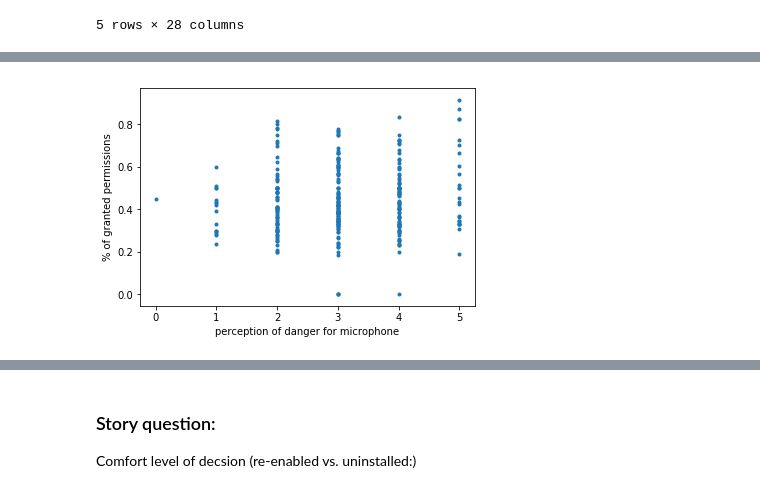
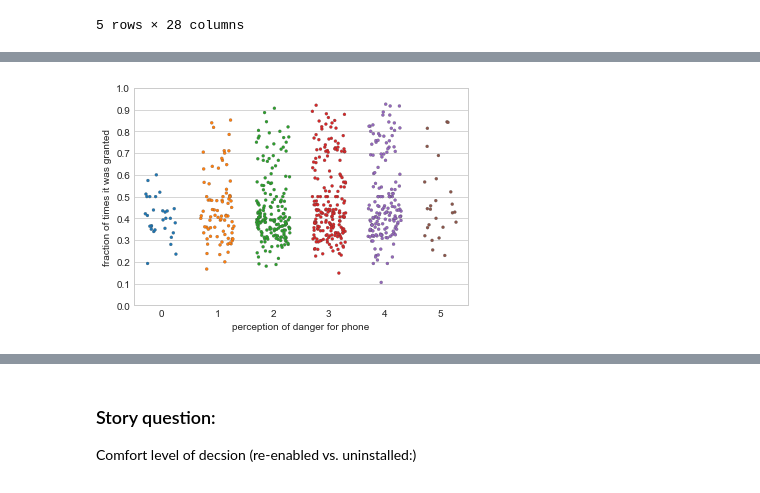
Before and after one commit to Qatrunnada/THIRD-crowdperm-analysis, a Jupyter notebook: THIRD-crowdperm-survey-analysis.ipynb, the cells around one changed output, grey strips where cells are left out. Drawn from its saved outputs; the diff is of its cells as text; code cells hidden in the pictures.

```diff
--- a/THIRD-crowdperm-survey-analysis.ipynb
+++ b/THIRD-crowdperm-survey-analysis.ipynb
@@ -256,7 +292,10 @@ from scipy.stats.stats import spearmanr
 import matplotlib.pyplot as plt
 import numpy as np
 import matplotlib.pyplot as plt
+import seaborn as sns
+%matplotlib inline
 import numpy as np
+import warnings
 #help(pearsonr)
 
 
@@ -269,51 +308,67 @@ y=dfDanger['number of apps granted location']/dfDanger['number of apps requested
 #spearmanr(x,y)
 location=pearsonr(x, y)
 
-plt.scatter(x,y,marker='.')
-plt.xlabel('perception of danger for location')
-plt.ylabel('% of granted permissions')
+
+warnings.filterwarnings('ignore')
+sns.set_style("whitegrid")
+ax=sns.stripplot(x=dfDanger['danger level of location'],y=dfDanger['number of apps granted location']/dfDanger['number of apps requested location'],data=dfDanger, jitter=0.3,size=3,linewidth=0.2)
+sns.axes_style("whitegrid")
+ax.set(xlabel='perception of danger for location', ylabel='fraction of times it was granted')
+ax.set(yticks=[0.0,0.1,0.2,0.3,0.4,0.5,0.6,0.7,0.8,0.9,1.0])
+
 plt.show()
-
 
 #mic
 x=dfDanger['danger level of microphone']
 y=dfDanger['number of apps granted microphone']/dfDanger['number of apps requested microphone']
 mic=pearsonr(x, y)
 
-plt.scatter(x,y,marker='.')
-plt.xlabel('perception of danger for microphone')
-plt.ylabel('% of granted permissions')
-plt.show()
+warnings.filterwarnings('ignore')
+sns.set_style("whitegrid")
+ax=sns.stripplot(x=dfDanger['danger level of microphone'],y=dfDanger['number of apps granted microphone']/dfDanger['number of apps requested microphone'],data=dfDanger, jitter=0.3,size=3,linewidth=0.2)
+sns.axes_style("whitegrid")
+ax.set(xlabel='perception of danger for microphone', ylabel='fraction of times it was granted')
+ax.set(yticks=[0.0,0.1,0.2,0.3,0.4,0.5,0.6,0.7,0.8,0.9,1.0])
+
+#plt.show()
 
 #camera
 x=dfDanger['danger level of camera']
 y=dfDanger['number of apps granted camera']/dfDanger['number of apps requested camera']
 camera=pearsonr(x, y)
 
-plt.scatter(x,y,marker='.')
-plt.xlabel('perception of danger for camera')
-plt.ylabel('% of granted permissions')
-plt.show()
+warnings.filterwarnings('ignore')
+sns.set_style("whitegrid")
+ax=sns.stripplot(x=dfDanger['danger level of camera'],y=dfDanger['number of apps granted camera']/dfDanger['number of apps requested camera'],data=dfDanger, jitter=0.3,size=3,linewidth=0.2)
+sns.axes_style("whitegrid")
+ax.set(xlabel='perception of danger for camera', ylabel='fraction of times it was granted')
+ax.set(yticks=[0.0,0.1,0.2,0.3,0.4,0.5,0.6,0.7,0.8,0.9,1.0])
+#plt.show()
 
 #contacts
 x=dfDanger['danger level of contacts']
 y=dfDanger['number of apps granted contacts']/dfDanger['number of apps requested contacts']
 contacts =pearsonr(x, y)
 
-plt.scatter(x,y,marker='.')
-plt.xlabel('perception of danger for contacts')
-plt.ylabel('% of granted permissions')
-plt.show()
-
+warnings.filterwarnings('ignore')
+sns.set_style("whitegrid")
+ax=sns.stripplot(x=dfDanger['danger level of contacts'],y=dfDanger['number of apps granted contacts']/dfDanger['number of apps requested contacts'],data=dfDanger, jitter=0.3,size=3,linewidth=0.2)
+sns.axes_style("whitegrid")
+ax.set(xlabel='perception of danger for contacts', ylabel='fraction of times it was granted')
+ax.set(yticks=[0.0,0.1,0.2,0.3,0.4,0.5,0.6,0.7,0.8,0.9,1.0])
+#plt.show()
 
 #phone
 x=dfDanger['danger level of phone']
 y=dfDanger['number of apps granted phone']/dfDanger['number of apps requested phone']
 phone =pearsonr(x, y)
 
-plt.scatter(x,y,marker='.')
-plt.xlabel('perception of danger for phone')
-plt.ylabel('% of granted permissions')
+warnings.filterwarnings('ignore')
+sns.set_style("whitegrid")
+ax=sns.stripplot(x=dfDanger['danger level of phone'],y=dfDanger['number of apps granted phone']/dfDanger['number of apps requested phone'],data=dfDanger, jitter=0.3,size=3,linewidth=0.2)
+sns.axes_style("whitegrid")
+ax.set(xlabel='perception of danger for phone', ylabel='fraction of times it was granted')
+ax.set(yticks=[0.0,0.1,0.2,0.3,0.4,0.5,0.6,0.7,0.8,0.9,1.0])
 plt.show()
 
 #storage
@@ -321,9 +376,12 @@ x=dfDanger['danger level of storage']
 y=dfDanger['number of apps granted storage']/dfDanger['number of apps requested storage']
 storage =pearsonr(x, y)
 
-plt.scatter(x,y,marker='.')
-plt.xlabel('perception of danger for storage')
-plt.ylabel('% of granted permissions')
+warnings.filterwarnings('ignore')
+sns.set_style("whitegrid")
+ax=sns.stripplot(x=dfDanger['danger level of storage'],y=dfDanger['number of apps granted storage']/dfDanger['number of apps requested storage'],data=dfDanger, jitter=0.3,size=3,linewidth=0.2)
+sns.axes_style("whitegrid")
+ax.set(xlabel='perception of danger for storage', ylabel='fraction of times it was granted')
+ax.set(yticks=[0.0,0.1,0.2,0.3,0.4,0.5,0.6,0.7,0.8,0.9,1.0])
 plt.show()
 
 #skip the rows with zero requested permissions
@@ -335,9 +393,12 @@ x=dfDanger['danger level of sms']
 y=dfDanger['number of apps granted sms']/dfDanger['number of apps requested sms']
 sms =pearsonr(x, y)
 
-plt.scatter(x,y,marker='.')
-plt.xlabel('perception of danger for sms')
-plt.ylabel('% of granted permissions')
+warnings.filterwarnings('ignore')
+sns.set_style("whitegrid")
+ax=sns.stripplot(x=dfDanger['danger level of sms'],y=dfDanger['number of apps granted sms']/dfDanger['number of apps requested sms'],data=dfDanger, jitter=0.3,size=3,linewidth=0.2)
+sns.axes_style("whitegrid")
+ax.set(xlabel='perception of danger for sms', ylabel='fraction of times it was granted')
+ax.set(yticks=[0.0,0.1,0.2,0.3,0.4,0.5,0.6,0.7,0.8,0.9,1.0])
 plt.show()
 
 #calendar
@@ -345,9 +406,12 @@ x=dfDanger['danger level of calendar']
 y=dfDanger['number of apps granted calendar']/dfDanger['number of apps requested calendar']
 calendar =pearsonr(x, y)
 
-plt.scatter(x,y,marker='.')
-plt.xlabel('perception of danger for calendar')
-plt.ylabel('% of granted permissions')
+warnings.filterwarnings('ignore')
+sns.set_style("whitegrid")
+ax=sns.stripplot(x=dfDanger['danger level of calendar'],y=dfDanger['number of apps granted calendar']/dfDanger['number of apps requested calendar'],data=dfDanger, jitter=0.3,size=3,linewidth=0.2)
+sns.axes_style("whitegrid")
+ax.set(xlabel='perception of danger for calendar', ylabel='fraction of times it was granted')
+ax.set(yticks=[0.0,0.1,0.2,0.3,0.4,0.5,0.6,0.7,0.8,0.9,1.0])
 plt.show()
 
 #sensor
@@ -355,11 +419,13 @@ x=dfDanger['danger level of sensor']
 y=dfDanger['number of apps granted sensor']/dfDanger['number of apps requested sensor']
 sensor =pearsonr(x, y)
 
-plt.scatter(x,y,marker='.')
-plt.xlabel('perception of danger for sensor')
-plt.ylabel('% of granted permissions')
+warnings.filterwarnings('ignore')
+sns.set_style("whitegrid")
+ax=sns.stripplot(x=dfDanger['danger level of sensor'],y=dfDanger['number of apps granted sensor']/dfDanger['number of apps requested sensor'],data=dfDanger, jitter=0.3,size=3,linewidth=0.2)
+sns.axes_style("whitegrid")
+ax.set(xlabel='perception of danger for sensor', ylabel='fraction of times it was granted')
+ax.set(yticks=[0.0,0.1,0.2,0.3,0.4,0.5,0.6,0.7,0.8,0.9,1.0])
 plt.show()
-
 
 print("Location correlation: ")
 print(location)
@@ -394 +460 @@ print(calendar)
-[figure, old version]
+[figure, new version]
```
Also changed, not shown: parts of 7 cells of this notebook, 2 other files.
